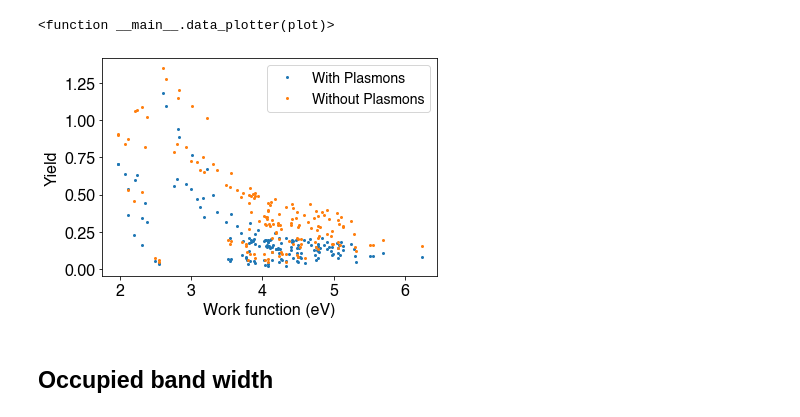
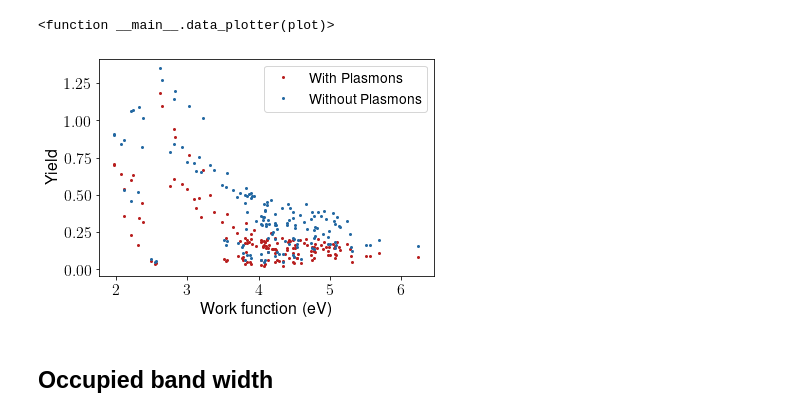
Before and after one commit to mbercx/phd-thesis, a Jupyter notebook: jupyter/quotas/metals/high_throughput.ipynb, the cells around one changed output. Cells and saved outputs as stored; diff of their text form; code cells hidden in the pictures.

```diff
--- a/jupyter/quotas/metals/high_throughput.ipynb
+++ b/jupyter/quotas/metals/high_throughput.ipynb
@@ -3,6 +3,8 @@
 import os, json
 import ruamel.yaml as yaml
 import numpy as np
+import matplotlib, tikzplotlib
+matplotlib.rcParams['text.usetex'] = True
 import matplotlib.pyplot as plt
 %matplotlib inline
 import tikzplotlib
@@ -12,8 +14,8 @@ from pymatgen.util.plotting import periodic_table_heatmap
 from quotas.core import QuotasCalculator
 from ipywidgets import interact, FloatSlider, SelectionSlider
 
-data_dir = "/Users/mbercx/Dropbox/Phd/thesis/jupyter/quotas/data"
-figures_dir = "/Users/mbercx/Dropbox/Phd/thesis/figures/quotas"
+data_dir = "../data"
+figures_dir = "../../../figures/quotas"
 
 # Load the dictionary of all the structures for which we have calculated the required properties
 with open(os.path.join(data_dir, "yield.json"), "r") as file:
@@ -31,6 +33,9 @@ ionization_energies = {
     "Kr": 12.00,
     "Xe": 10.13
 }
+
+color0 = (0.72156862745098,0.12156862745098,0.12156862745098)
+color1 = (0.137254901960784,0.407843137254902,0.635294117647059)
 # %% [markdown]
 ## Periodic Table
 # %%
@@ -116,13 +121,13 @@ def workfun_plot(ion, include_non_plasmon=False, highlight=None):
     highlight = "" or highlight
 
     plt.plot(total_yield_dict[ion]["work_functions"],
-             total_yield_dict[ion]["yields"], "o", markersize=2)
+             total_yield_dict[ion]["yields"], "o", markersize=2, color=color0)
     plt.xlabel("Work function (eV)")
     plt.ylabel("Yield")
 
     if include_non_plasmon:
         plt.plot(total_yield_dict[ion]["work_functions"],
-                 total_yield_dict[ion]["yields_no_plasmons"], "o", markersize=2)
+                 total_yield_dict[ion]["yields_no_plasmons"], "o", markersize=2, color=color1)
 
     if highlight in yield_dict.keys():
         for surface, y in yield_dict[highlight].items():
@@ -172,11 +177,12 @@ interactive(children=(Dropdown(description='plot', options=('workfun', 'baragiol
 # %%
 rc_font_dict = {"size": 16, "family": "sans-serif",
                 "sans-serif": ['Helvetica', 'Verdana', 'Tahoma', 'Lucida Grande']}
 plt.rc("font", **rc_font_dict)
 plt = workfun_plot("He", include_non_plasmon=True)
 plt.legend(["With Plasmons", "Without Plasmons"], fontsize=14)
-tikzplotlib.save(os.path.join(figures_dir, "versus_workfun.tex"))
+tikzplotlib.save(os.path.join(figures_dir, "versus_workfun.tex"),
+                add_axis_environment=False)
 # %% [output]
-[figure, old version]
+[figure, new version]
 # %% [markdown]
 ## Occupied band width
```
Also changed, not shown: parts of 2 cells of this notebook, 6 other files.
